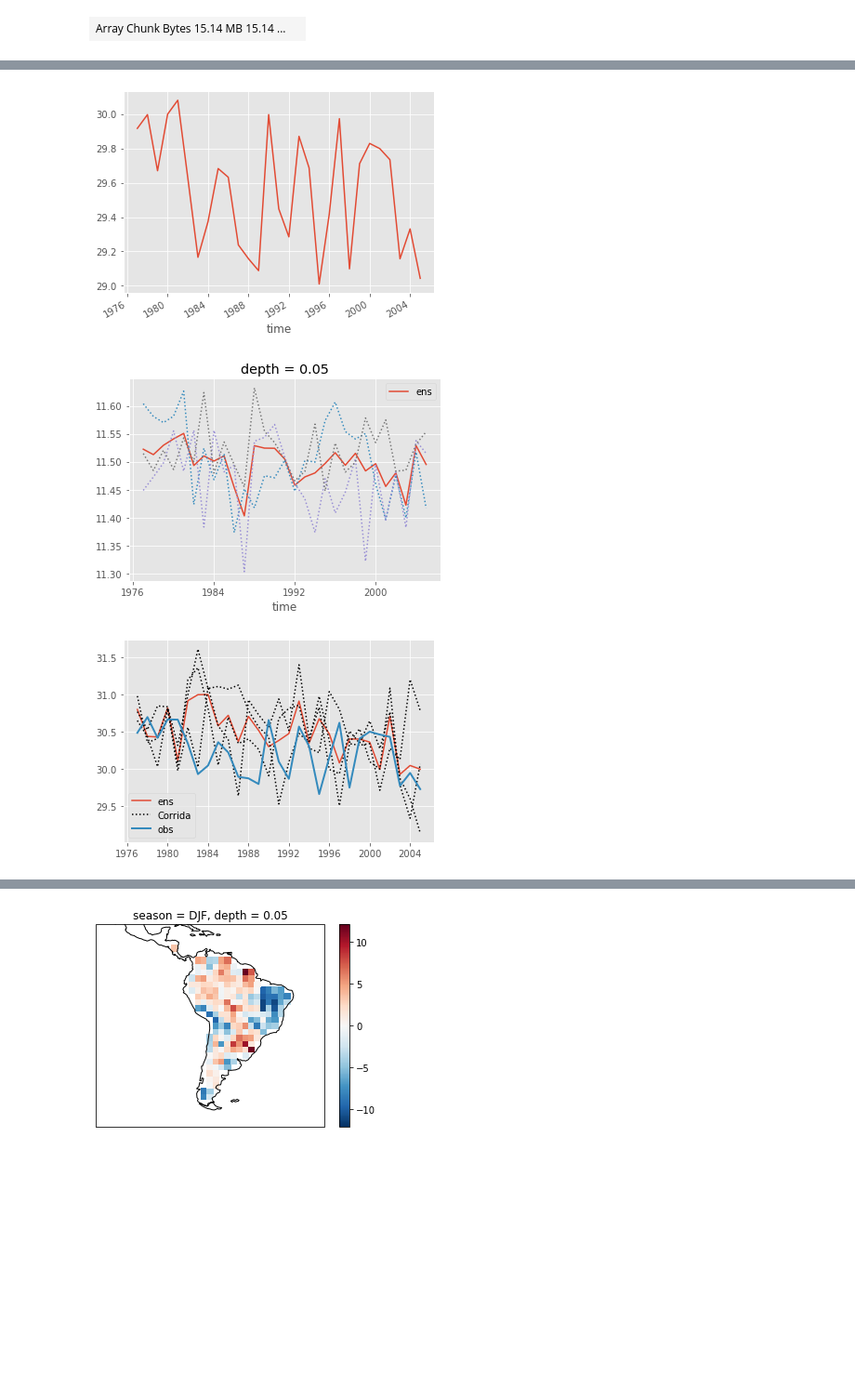
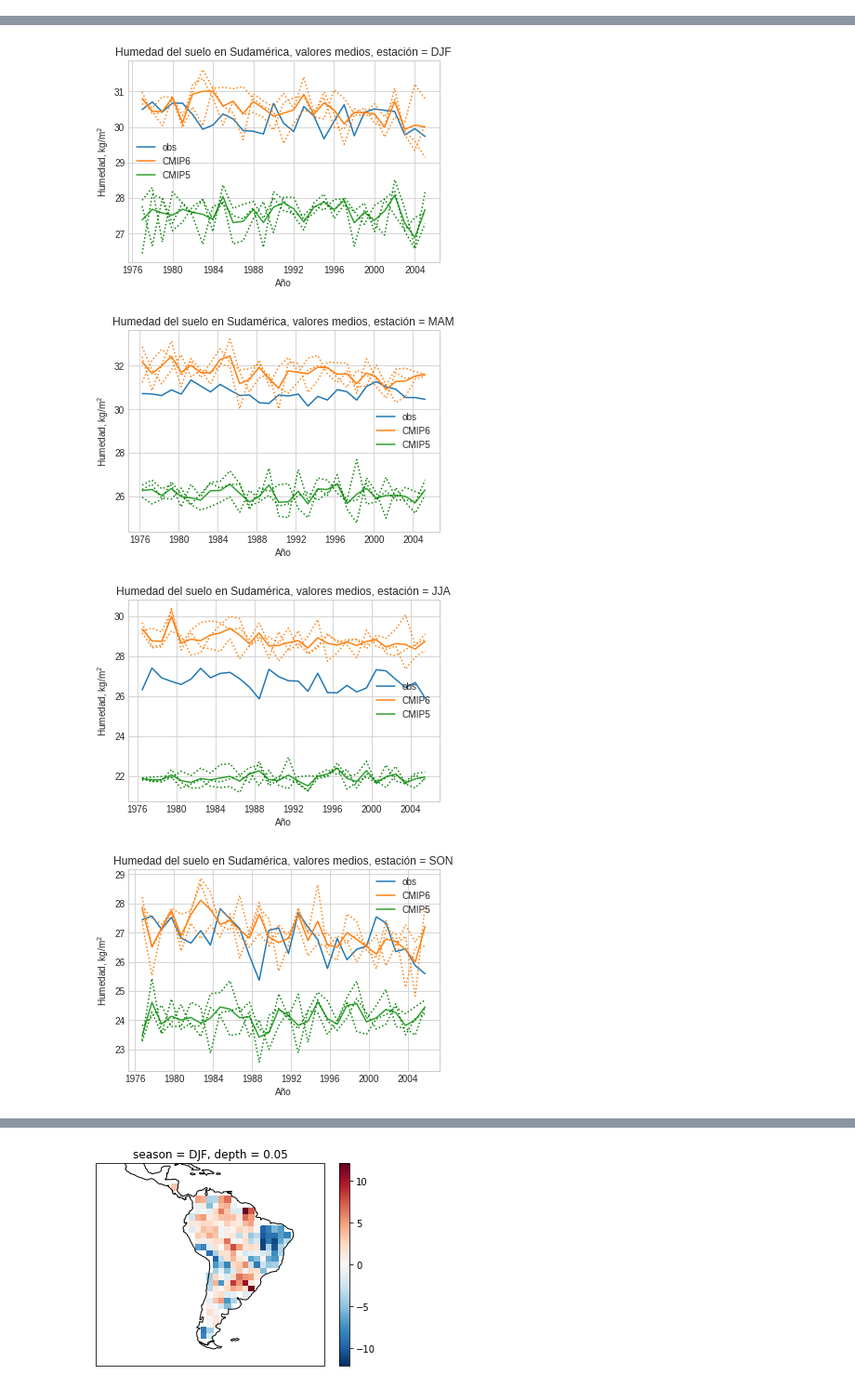
Before and after one commit to blychs/climatologia_fisica, a Jupyter notebook: practica_especial.ipynb, the cells around one changed output, grey strips where cells are left out. Shown at 93% size. Saved outputs shown, nothing was run; the diff lists cells and outputs as text; code cells hidden in the pictures; blank space fills up the shorter version.

```diff
--- a/practica_especial.ipynb
+++ b/practica_especial.ipynb
@@ -319,0 +310,16 @@ plt.show()
+# %%
+mask_land = regionmask.defined_regions.natural_earth.land_110.mask(sm_thin_c6_ens)
+
+dsm_c6 = {'1976-2005': sm_thin_c6_ens,
+          'SSP 1.2.6 2020-2049': sm_thin_c6_126_close,'SSP 1.2.6 2070-2099': sm_thin_c6_126_far,
+          'SSP 5.8.5 2020-2049': sm_thin_c6_585_close,'SSP 5.8.5 2070-2099': sm_thin_c6_585_far}
+#plt.figure(figsize=(20,10))
+
+for i in dsm_c6:
+    ax = plt.axes(projection=ccrs.PlateCarree())
+    ax.set_extent([260, 330, -55, 15])
+    dsm_c6[i].mean(dim='time').where(mask_land == 0).plot(vmax=40, levels=9)
+    ax.coastlines()
+    ax.gridlines()
+    plt.title('Humedad del suelo (10cm), ' + i + '\n NorESM2-LM')
+    plt.show()
@@ -329,9 +341,8 @@ def regrid_lat(xarray, min_lat=-90, max_lat=90, step=2.5):
     new_grid_lat = np.arange(min_lat, max_lat, step)
     return xarray.interp(lat=new_grid_lat)
 
-
 # ax=plt.axes(projection=ccrs.PlateCarree())
-# sm_thin_obs_regrid = regrid_lat(sm_thin_obs, -57.5, 20)
+sm_thin_obs_regrid = regrid_lat(sm_thin_obs, -57.5, 20)
 # sm_thin_obs.mean(dim='time').plot()
 # ax.coastlines()
 # plt.show()
@@ -369,20 +380,41 @@ def sel_season(da, center_month, len_season=3):
     da_rav = da.rolling(time=len_season, center=True).mean()
     return da_rav.sel(time = da_rav['time.month']==center_month)
 
-display(sm_thin_obs)
-display(sm_thin_c6_ens)
+weights = np.cos(np.deg2rad(sm_thin_c6_ens.lat))
 
-with plt.style.context('ggplot'):
+estaciones = {'DJF':1, 'MAM':4, 'JJA':7, 'SON':10}
+for i in estaciones:
+    with plt.style.context('seaborn-whitegrid'):
+        plt.plot(sel_season(sm_thin_obs, estaciones[i]).time, sel_season(
+            sm_thin_obs_regrid, estaciones[i]).weighted(weights).mean(
+            dim=('lat', 'lon')), label='obs')
 
-    plt.plot(sel_season(sm_thin_obs, 1).time, sel_season(sm_thin_c6_ens, 1).where(
-        np.isfinite(sm_thin_obs_regrid.isel(time=0))).weighted(weights).mean(dim=('lat', 'lon')), label='ens')
-    plt.plot(sel_season(sm_thin_obs, 1).time, sel_season(sm_thin_c6_hist.isel(r=0), 1).where(
-        np.isfinite(sm_thin_obs_regrid.isel(time=0))).weighted(weights).mean(dim=('lat', 'lon')), label='Corrida', linestyle=':', color='k')
-    plt.plot(sel_season(sm_thin_obs, 1).time, sel_season(sm_thin_c6_hist.isel(r=1), 1).where(
-        np.isfinite(sm_thin_obs_regrid.isel(time=0))).weighted(weights).mean(dim=('lat', 'lon')), linestyle=':', color='k')
-    plt.plot(sel_season(sm_thin_obs, 1).time, sel_season(sm_thin_c6_hist.isel(r=2), 1).where(
-        np.isfinite(sm_thin_obs_regrid.isel(time=0))).weighted(weights).mean(dim=('lat', 'lon')), linestyle=':', color='k')
-    plt.plot(sel_season(sm_thin_obs, 1).time, sel_season(sm_thin_obs_regrid, 1).weighted(weights).mean(dim=('lat', 'lon')), linewidth=2, label='obs')
-    plt.legend()
-    plt.show()
+        plt.plot(sel_season(sm_thin_obs, estaciones[i]).time, sel_season(sm_thin_c6_ens, estaciones[i]).where(
+            np.isfinite(sm_thin_obs_regrid.isel(time=0))).weighted(weights).mean(dim=('lat', 'lon')), label='CMIP6')
+        plt.plot(sel_season(sm_thin_obs, estaciones[i]).time, sel_season(sm_thin_c6_hist.isel(r=0), estaciones[i]).where(
+            np.isfinite(sm_thin_obs_regrid.isel(time=0))).weighted(weights).mean(dim=('lat', 'lon')), linestyle=':',
+                 color='#ff7f0e')
+        plt.plot(sel_season(sm_thin_obs, estaciones[i]).time, sel_season(sm_thin_c6_hist.isel(r=1), estaciones[i]).where(
+            np.isfinite(sm_thin_obs_regrid.isel(time=0))).weighted(weights).mean(dim=('lat', 'lon')), linestyle=':',
+                 color='#ff7f0e')
+        plt.plot(sel_season(sm_thin_obs, estaciones[i]).time, sel_season(sm_thin_c6_hist.isel(r=2), estaciones[i]).where(
+            np.isfinite(sm_thin_obs_regrid.isel(time=0))).weighted(weights).mean(dim=('lat', 'lon')), linestyle=':',
+                 color='#ff7f0e')
+
+        plt.plot(sel_season(sm_thin_obs, estaciones[i]).time, sel_season(sm_thin_c5_ens, estaciones[i]).where(
+            np.isfinite(sm_thin_obs_regrid.isel(time=0))).weighted(weights).mean(dim=('lat', 'lon')), label='CMIP5')
+        plt.plot(sel_season(sm_thin_obs, estaciones[i]).time, sel_season(sm_thin_c5_hist.isel(r=0), estaciones[i]).where(
+            np.isfinite(sm_thin_obs_regrid.isel(time=0))).weighted(weights).mean(dim=('lat', 'lon')), linestyle=':',
+                 color='g')
+        plt.plot(sel_season(sm_thin_obs, estaciones[i]).time, sel_season(sm_thin_c5_hist.isel(r=1), estaciones[i]).where(
+            np.isfinite(sm_thin_obs_regrid.isel(time=0))).weighted(weights).mean(dim=('lat', 'lon')), linestyle=':',
+                 color='g')
+        plt.plot(sel_season(sm_thin_obs, estaciones[i]).time, sel_season(sm_thin_c5_hist.isel(r=2), estaciones[i]).where(
+            np.isfinite(sm_thin_obs_regrid.isel(time=0))).weighted(weights).mean(dim=('lat', 'lon')), linestyle=':',
+                 color='g')
+        plt.legend()
+        plt.title('Humedad del suelo en Sudamérica, valores medios, estación = '+ i)
+        plt.xlabel('Año')
+        plt.ylabel(r'Humedad, kg/m$^2$')
+        plt.show()
 # %% [output]
@@ -412 +420,0 @@ dask.array<chunksize=(360, 73, 144), meta=np.ndarray>
-| Array Chunk Bytes 15.14 MB 15.14 ... |  |
@@ -430,3 +421,4 @@ area: mean where land time: mean
-[figure, old version]
+[figure, new version]
-[figure, old version]
+[figure, new version]
-[figure, old version]
+[figure, new version]
+[figure, added]
```
Also changed, not shown: parts of 10 cells of this notebook.
